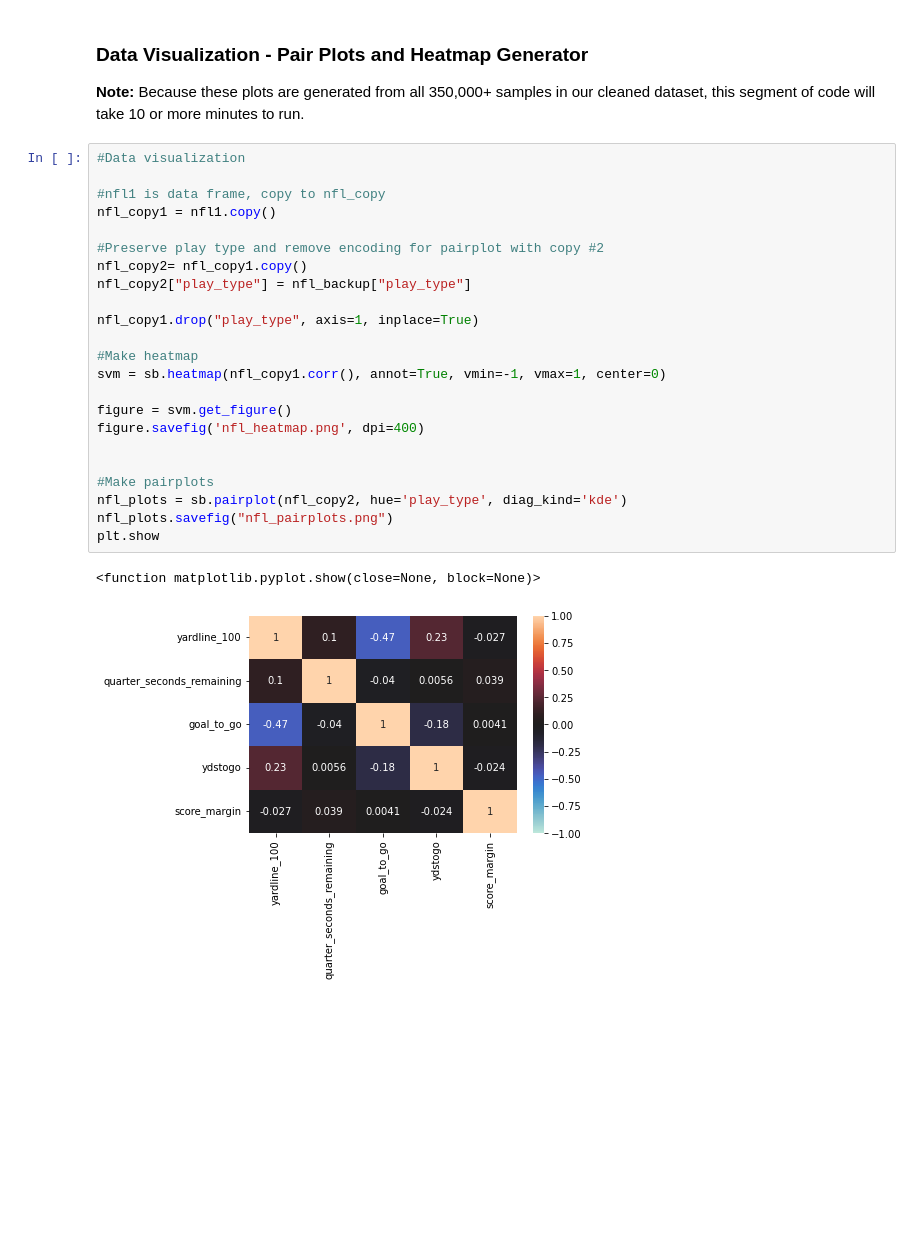
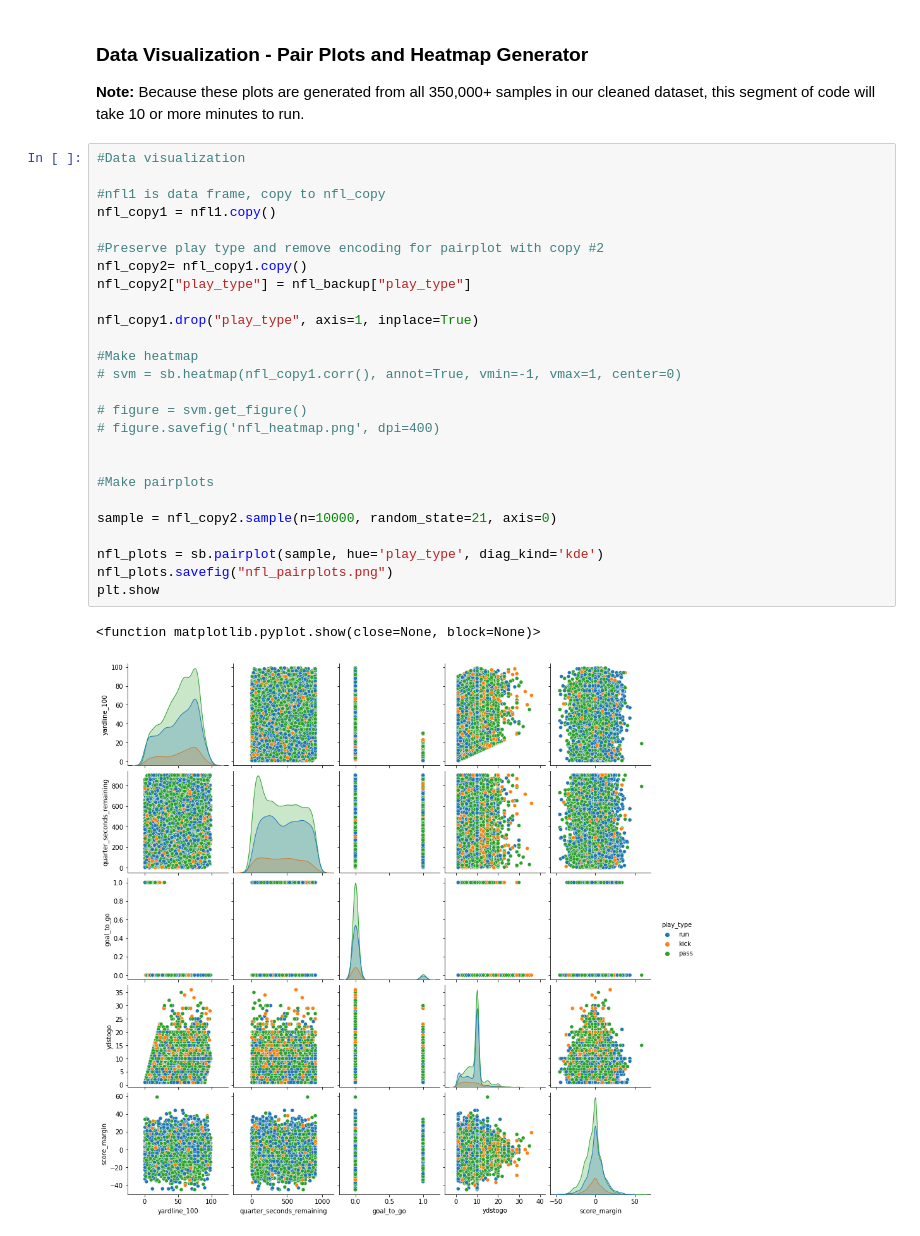
Before and after one commit to nnathalied/ECS-171-Team-19, a Jupyter notebook: Data_PreProcessing_Code/ECS171project_plots.ipynb, the cells around one changed output. Saved outputs shown, nothing was run; the diff lists cells and outputs as text; blank space fills up the shorter version.

```diff
--- a/Data_PreProcessing_Code/ECS171project_plots.ipynb
+++ b/Data_PreProcessing_Code/ECS171project_plots.ipynb
@@ -54,26 +54,29 @@ __Note:__ Because these plots are generated from all 350,000+ samples in our cle
 # %%
 #Data visualization
 
 #nfl1 is data frame, copy to nfl_copy
 nfl_copy1 = nfl1.copy()
 
 #Preserve play type and remove encoding for pairplot with copy #2
 nfl_copy2= nfl_copy1.copy()
 nfl_copy2["play_type"] = nfl_backup["play_type"]
 
 nfl_copy1.drop("play_type", axis=1, inplace=True)
 
 #Make heatmap
-svm = sb.heatmap(nfl_copy1.corr(), annot=True, vmin=-1, vmax=1, center=0)
+# svm = sb.heatmap(nfl_copy1.corr(), annot=True, vmin=-1, vmax=1, center=0)
 
-figure = svm.get_figure()
-figure.savefig('nfl_heatmap.png', dpi=400)
+# figure = svm.get_figure()
+# figure.savefig('nfl_heatmap.png', dpi=400)
 
 
 #Make pairplots
-nfl_plots = sb.pairplot(nfl_copy2, hue='play_type', diag_kind='kde')
+
+sample = nfl_copy2.sample(n=10000, random_state=21, axis=0)
+
+nfl_plots = sb.pairplot(sample, hue='play_type', diag_kind='kde')
 nfl_plots.savefig("nfl_pairplots.png")
 plt.show
 # %% [output]
 <function matplotlib.pyplot.show(close=None, block=None)>
-[figure, old version]
+[figure, new version]
```
Also changed, not shown: parts of 2 cells of this notebook, 9 other files.
